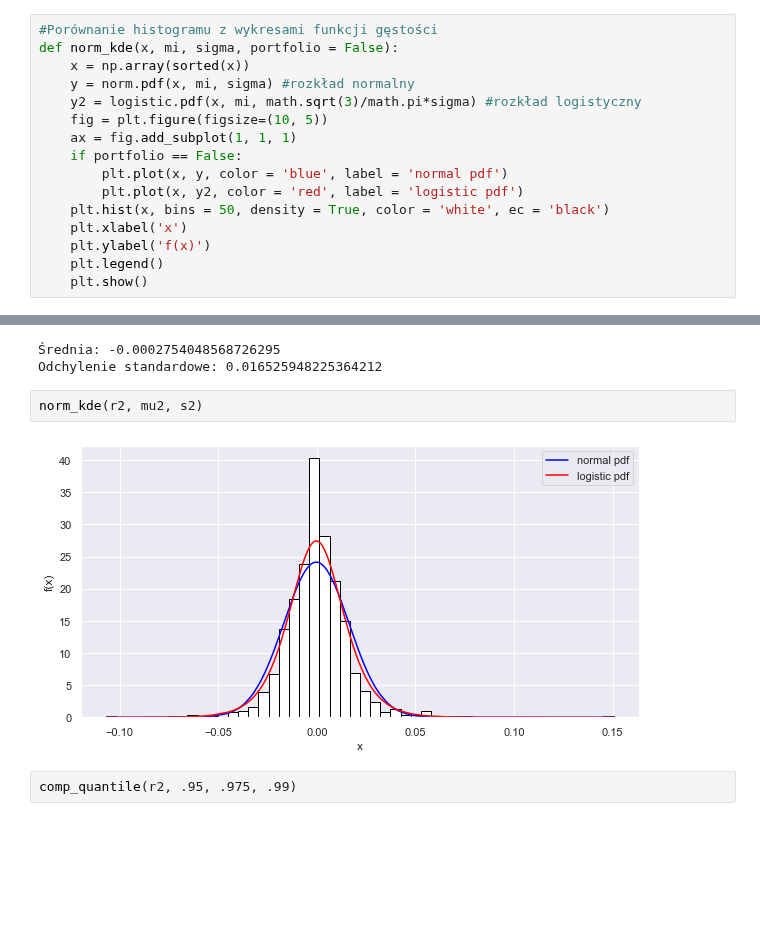
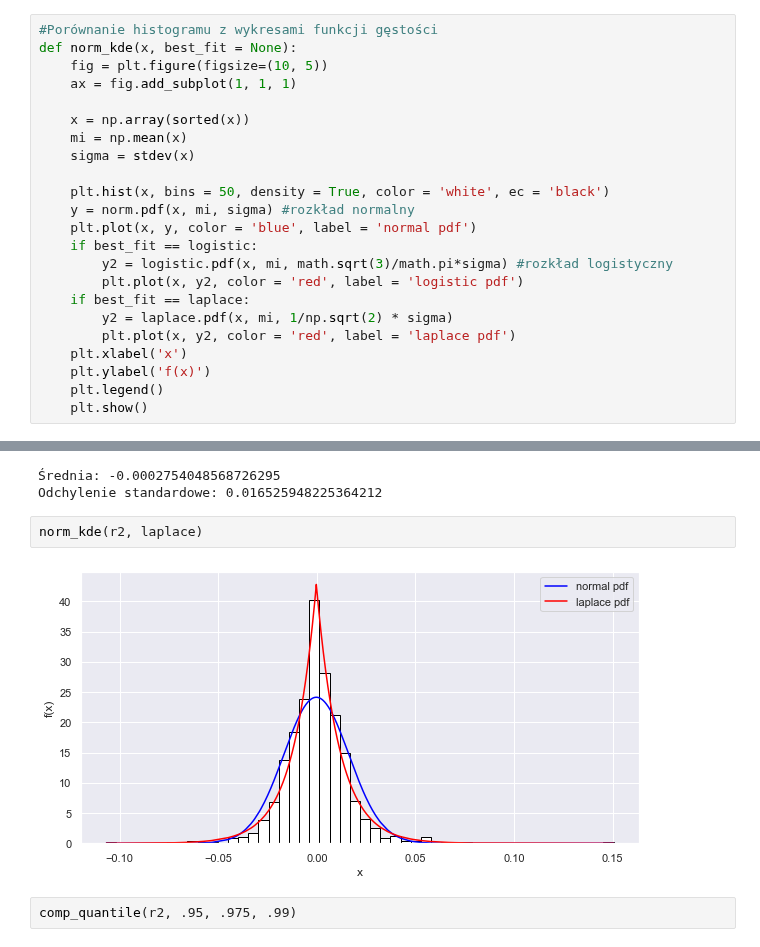
Before and after one commit to Szymex49/NVIDIA_risk_management, a Jupyter notebook: Wiktorowski.ipynb, the cells around one changed output, grey strips where cells are left out. Saved outputs shown, nothing was run; the diff lists cells and outputs as text; blank space fills up the shorter version.

```diff
--- a/Wiktorowski.ipynb
+++ b/Wiktorowski.ipynb
@@ -116,16 +145,23 @@ s = stdev(r)
 ## Porównanie kwantyli (parametryczne i nieparametryczne) 95%, 97.5% i 99%
 # %%
 #Porównanie histogramu z wykresami funkcji gęstości
-def norm_kde(x, mi, sigma, portfolio = False):
-    x = np.array(sorted(x))
-    y = norm.pdf(x, mi, sigma) #rozkład normalny
-    y2 = logistic.pdf(x, mi, math.sqrt(3)/math.pi*sigma) #rozkład logistyczny
+def norm_kde(x, best_fit = None):
     fig = plt.figure(figsize=(10, 5))
     ax = fig.add_subplot(1, 1, 1)
-    if portfolio == False:
-        plt.plot(x, y, color = 'blue', label = 'normal pdf')
+
+    x = np.array(sorted(x))
+    mi = np.mean(x)
+    sigma = stdev(x)
+
+    plt.hist(x, bins = 50, density = True, color = 'white', ec = 'black')
+    y = norm.pdf(x, mi, sigma) #rozkład normalny
+    plt.plot(x, y, color = 'blue', label = 'normal pdf')
+    if best_fit == logistic:
+        y2 = logistic.pdf(x, mi, math.sqrt(3)/math.pi*sigma) #rozkład logistyczny
         plt.plot(x, y2, color = 'red', label = 'logistic pdf')
-    plt.hist(x, bins = 50, density = True, color = 'white', ec = 'black')
+    if best_fit == laplace:
+        y2 = laplace.pdf(x, mi, 1/np.sqrt(2) * sigma)
+        plt.plot(x, y2, color = 'red', label = 'laplace pdf')
     plt.xlabel('x')
     plt.ylabel('f(x)')
     plt.legend()
@@ -260,9 +321,9 @@ print('Odchylenie standardowe: ' + str(s2))
 Średnia: -0.0002754048568726295
 Odchylenie standardowe: 0.016525948225364212
 # %%
-norm_kde(r2, mu2, s2)
+norm_kde(r2, laplace)
 # %% [output]
-[figure, old version]
+[figure, new version]
 # %%
 comp_quantile(r2, .95, .975, .99)
 # %% [output]
```
Also changed, not shown: parts of 18 cells of this notebook, 1 other file.
